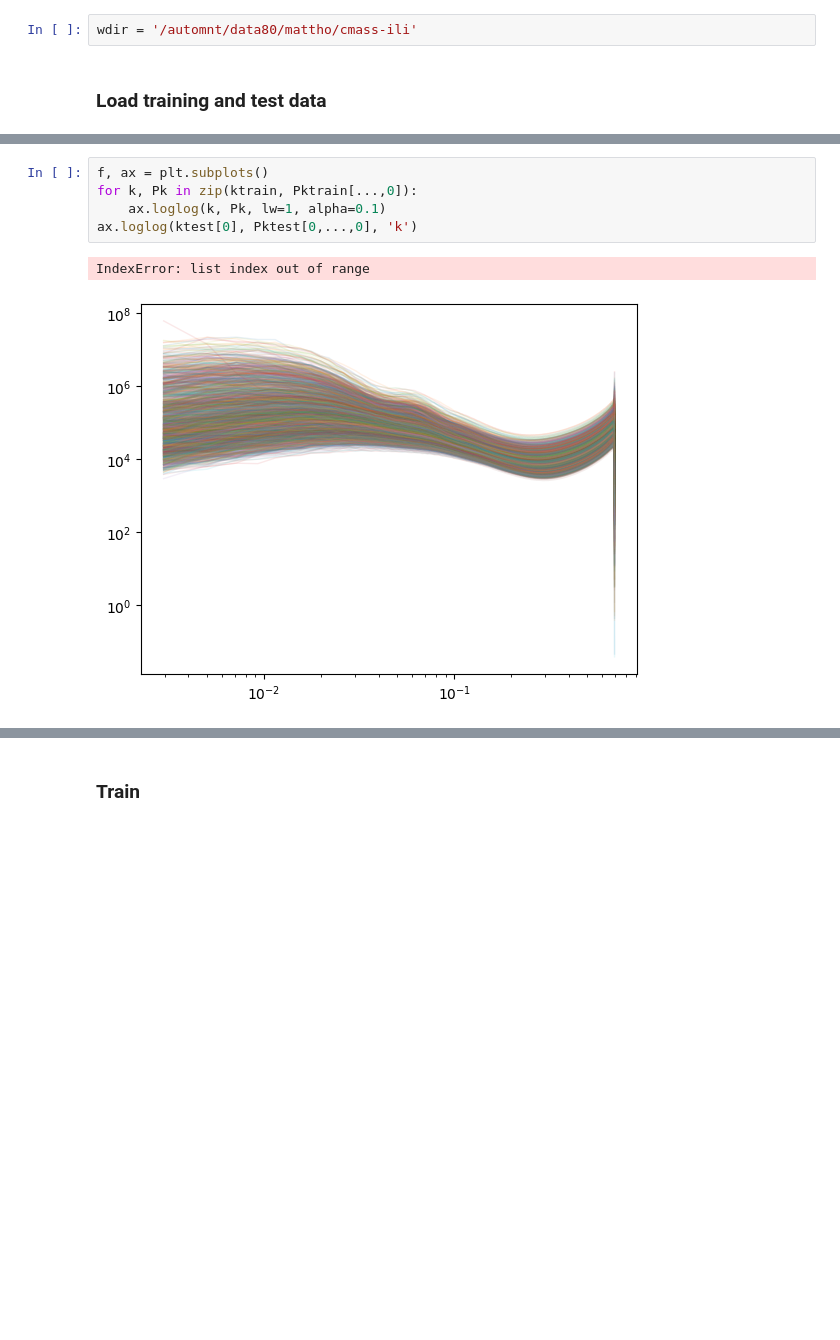
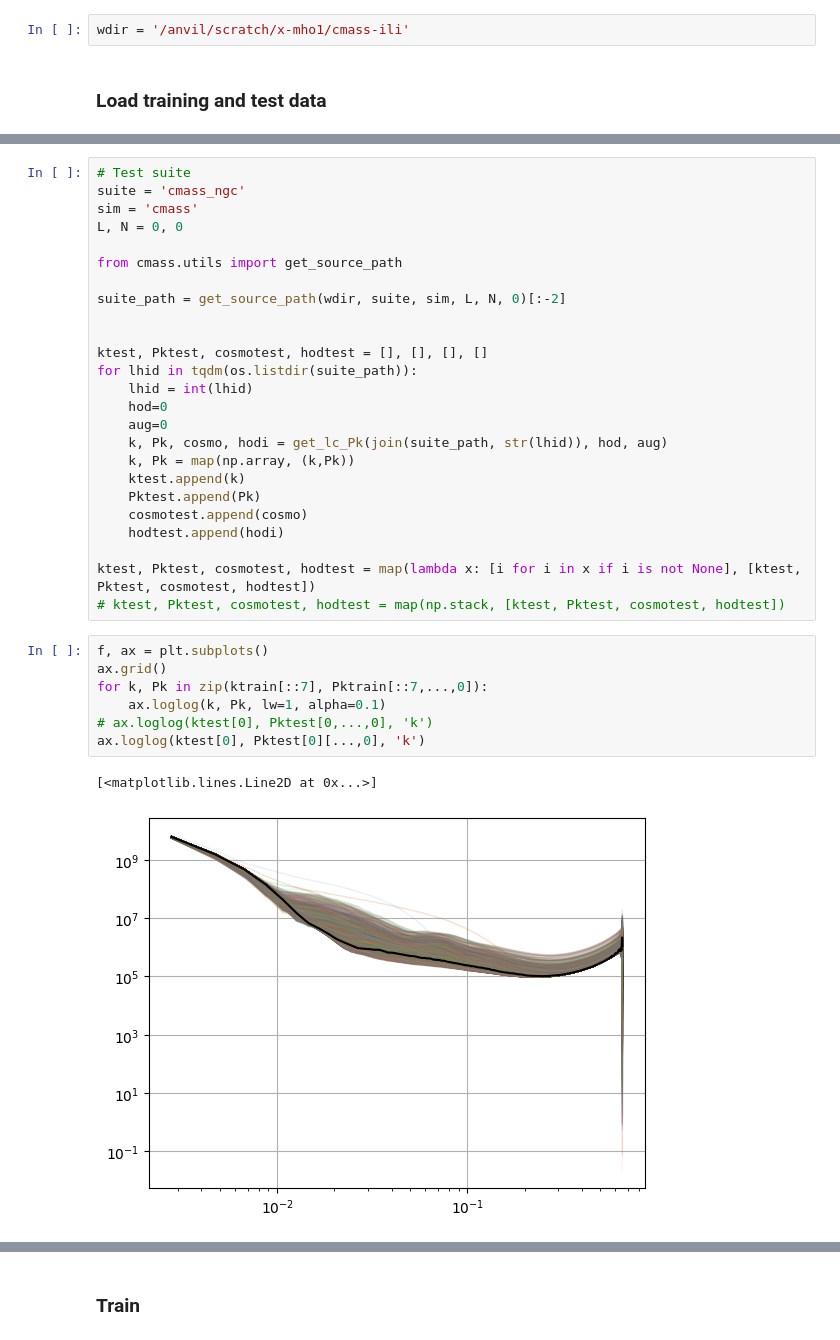
Before and after one commit to maho3/ltu-gobig, a Jupyter notebook: experiments/mtnglike/inference_mtng.ipynb, the cells around one changed output, grey strips where cells are left out. Cells and saved outputs as stored; diff of their text form; blank space fills up the shorter version.

```diff
--- a/experiments/mtnglike/inference_mtng.ipynb
+++ b/experiments/mtnglike/inference_mtng.ipynb
@@ -25,5 +25,5 @@ os.chdir('/home/mattho/git/ltu-cmass/matts_tests')
 # %%
-wdir = '/automnt/data80/mattho/cmass-ili'
+wdir = '/anvil/scratch/x-mho1/cmass-ili'
 # %% [markdown]
 ### Load training and test data
 # %%
@@ -84,8 +129,35 @@ ktest, Pktest, cosmotest = map(lambda x: [i for i in x if i is not None], [ktest
+# %%
+# Test suite
+suite = 'cmass_ngc'
+sim = 'cmass'
+L, N = 0, 0
+
+from cmass.utils import get_source_path
+
+suite_path = get_source_path(wdir, suite, sim, L, N, 0)[:-2]
+
+
+ktest, Pktest, cosmotest, hodtest = [], [], [], []
+for lhid in tqdm(os.listdir(suite_path)):
+    lhid = int(lhid)
+    hod=0
+    aug=0
+    k, Pk, cosmo, hodi = get_lc_Pk(join(suite_path, str(lhid)), hod, aug)
+    k, Pk = map(np.array, (k,Pk))
+    ktest.append(k)
+    Pktest.append(Pk)
+    cosmotest.append(cosmo)
+    hodtest.append(hodi)
+
+ktest, Pktest, cosmotest, hodtest = map(lambda x: [i for i in x if i is not None], [ktest, Pktest, cosmotest, hodtest])
+# ktest, Pktest, cosmotest, hodtest = map(np.stack, [ktest, Pktest, cosmotest, hodtest])
 # %%
 f, ax = plt.subplots()
-for k, Pk in zip(ktrain, Pktrain[...,0]):
+ax.grid()
+for k, Pk in zip(ktrain[::7], Pktrain[::7,...,0]):
     ax.loglog(k, Pk, lw=1, alpha=0.1)
-ax.loglog(ktest[0], Pktest[0,...,0], 'k')
+# ax.loglog(ktest[0], Pktest[0,...,0], 'k')
+ax.loglog(ktest[0], Pktest[0][...,0], 'k')
 # %% [output]
-IndexError: list index out of range
+[<matplotlib.lines.Line2D at 0x...>]
-[figure, old version]
+[figure, new version]
```
Also changed, not shown: parts of 27 cells of this notebook, 1 other file.
